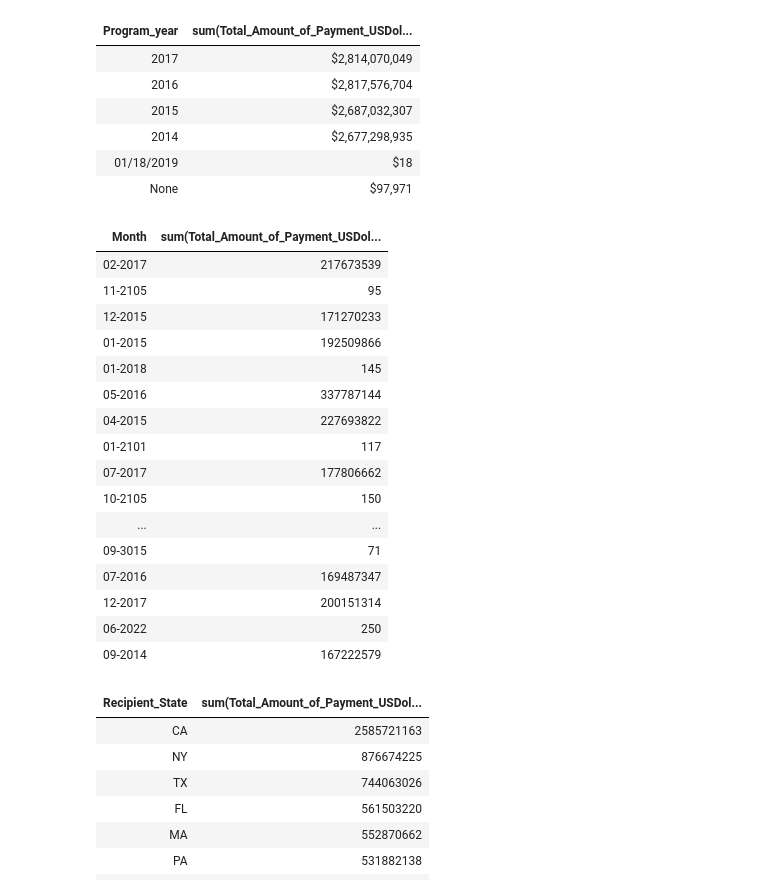
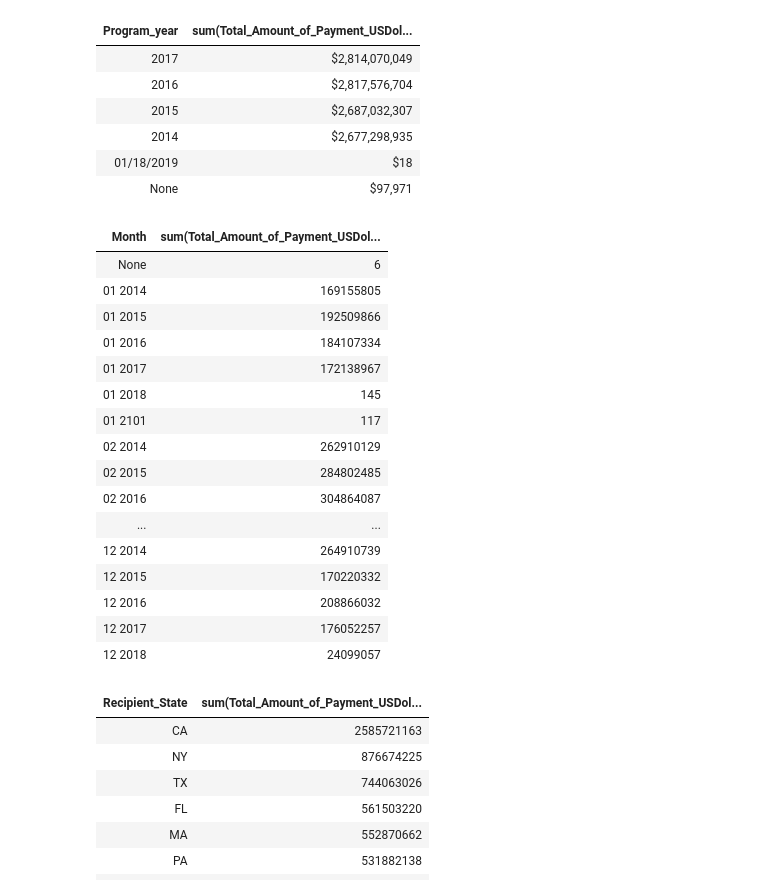
Before and after one commit to acportfolio/acportfolio, a Jupyter notebook: Apache_Spark_US_Health_Medicare_Payments_Exploratory_Data_Analysis.ipynb, the cells around one changed output. Drawn from its saved outputs; the diff is of its cells as text; code cells hidden in the pictures.

```diff
--- a/Apache_Spark_US_Health_Medicare_Payments_Exploratory_Data_Analysis.ipynb
+++ b/Apache_Spark_US_Health_Medicare_Payments_Exploratory_Data_Analysis.ipynb
@@ -217,27 +217,29 @@ df.groupby('Program_year').sum('Total_Amount_of_Payment_USDollars').orderBy('Pro
 | None | $97,971 |
 # %%
 #Chart Spending by Month
-df.select(Func.date_format('Date_of_Payment','MM-yyyy').alias('Month'), 'Total_Amount_of_Payment_USDollars')\
-.groupby('Month').sum('Total_Amount_of_Payment_USDollars').toPandas().style.hide_index()\
+from pyspark.sql import functions as Func
+
+df.select(Func.date_format('Date_of_Payment','MM YYYY').alias('Month'), 'Total_Amount_of_Payment_USDollars')\
+.groupby('Month').sum('Total_Amount_of_Payment_USDollars').sort('Month').toPandas().style.hide_index()\
 .set_properties(**{'background-color': 'lightgrey', 'color': 'Black','border-color': 'white', "text-align" : "right"})
 # %% [output]
 | Month | sum(Total_Amount_of_Payment_USDol... |
-| 02-2017 | 217673539 |
-| 11-2105 | 95 |
-| 12-2015 | 171270233 |
-| 01-2015 | 192509866 |
-| 01-2018 | 145 |
-| 05-2016 | 337787144 |
-| 04-2015 | 227693822 |
-| 01-2101 | 117 |
-| 07-2017 | 177806662 |
-| 10-2105 | 150 |
+| None | 6 |
+| 01 2014 | 169155805 |
+| 01 2015 | 192509866 |
+| 01 2016 | 184107334 |
+| 01 2017 | 172138967 |
+| 01 2018 | 145 |
+| 01 2101 | 117 |
+| 02 2014 | 262910129 |
+| 02 2015 | 284802485 |
+| 02 2016 | 304864087 |
 | ... | ... |
-| 09-3015 | 71 |
-| 07-2016 | 169487347 |
-| 12-2017 | 200151314 |
-| 06-2022 | 250 |
-| 09-2014 | 167222579 |
+| 12 2014 | 264910739 |
+| 12 2015 | 170220332 |
+| 12 2016 | 208866032 |
+| 12 2017 | 176052257 |
+| 12 2018 | 24099057 |
 # %%
 #What is the Total Paymnents 2014 to 2016 by Recipient State?
 df.groupby('Recipient_State').sum('Total_Amount_of_Payment_USDollars').orderBy('sum(Total_Amount_of_Payment_USDollars)', ascending=False).toPandas()\
```
Also changed, not shown: parts of 3 cells of this notebook.
